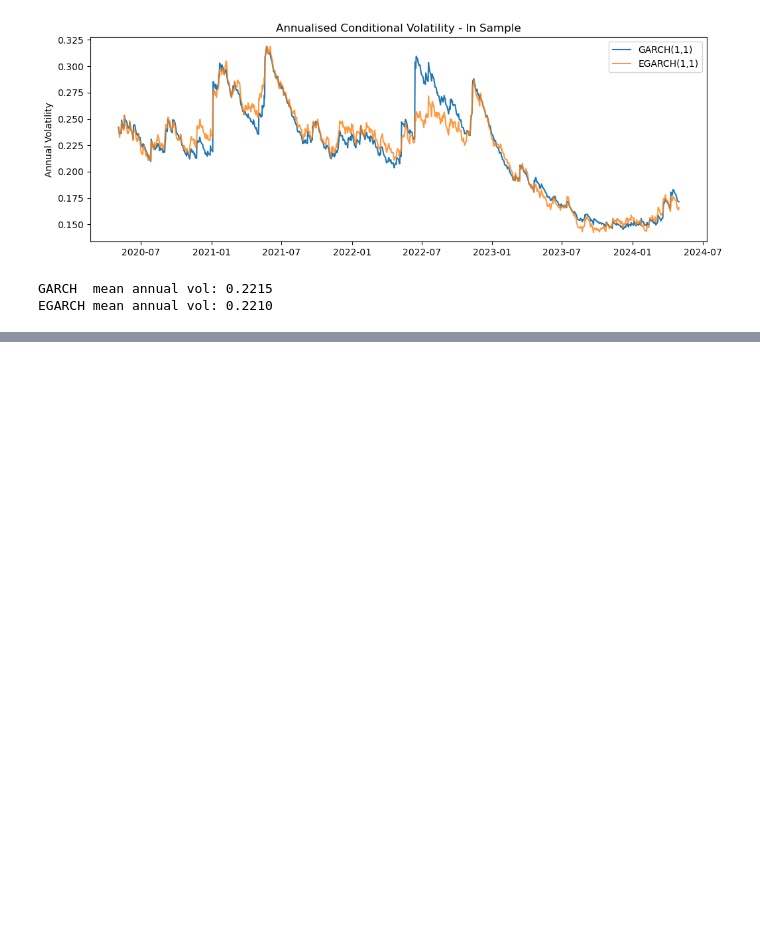
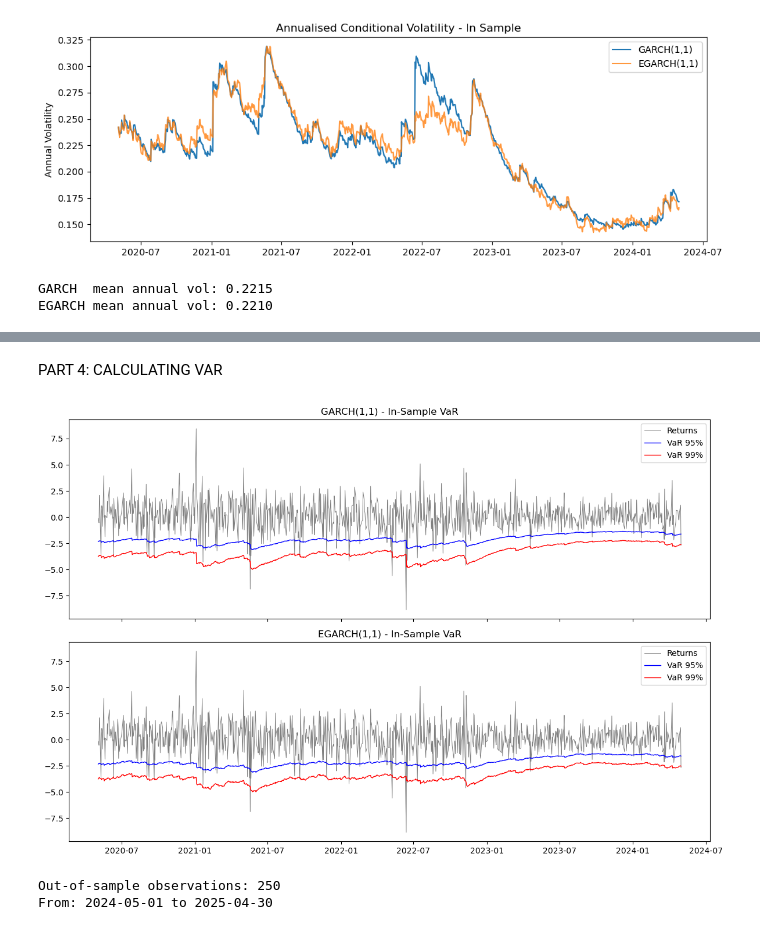
Before and after one commit to linhtrnchloe/time-series-analysis-project, a Jupyter notebook: Untitled.ipynb, the cells around one changed output, grey strips where cells are left out. Cells and saved outputs as stored; diff of their text form; code cells hidden in the pictures; blank space fills up the shorter version.

```diff
--- a/Untitled.ipynb
+++ b/Untitled.ipynb
@@ -358,0 +709,62 @@ EGARCH mean annual vol: 0.2210
+# %% [markdown]
+PART 4: CALCULATING VAR
+# %%
+from scipy import stats
+
+def calculate_var(conditional_vol, mu, nu, alpha):
+    # Student-t quantile (standardized)
+    q = stats.t.ppf(alpha, nu) * np.sqrt((nu-2)/nu)
+    var = mu + conditional_vol * q
+    return var
+
+# Parameters
+mu_garch  = garch11_fitted.params["mu"]
+nu_garch  = garch11_fitted.params["nu"]
+mu_egarch = egarch_fitted.params["mu"]
+nu_egarch = egarch_fitted.params["nu"]
+
+# In-sample VaR for both confidence levels
+var_garch_95  = calculate_var(garch11_fitted.conditional_volatility,
+                               mu_garch, nu_garch, 0.05)
+var_garch_99  = calculate_var(garch11_fitted.conditional_volatility,
+                               mu_garch, nu_garch, 0.01)
+var_egarch_95 = calculate_var(egarch_fitted.conditional_volatility,
+                               mu_egarch, nu_egarch, 0.05)
+var_egarch_99 = calculate_var(egarch_fitted.conditional_volatility,
+                               mu_egarch, nu_egarch, 0.01)
+
+# Plot
+fig, axes = plt.subplots(2, 1, figsize=(12, 8), sharex=True)
+
+# GARCH
+axes[0].plot(in_sample.index, in_sample.values,
+             color="grey", lw=0.7, label="Returns")
+axes[0].plot(var_garch_95.index, var_garch_95.values,
+             color="blue", lw=1, label="VaR 95%")
+axes[0].plot(var_garch_99.index, var_garch_99.values,
+             color="red", lw=1, label="VaR 99%")
+axes[0].set_title("GARCH(1,1) - In-Sample VaR")
+axes[0].legend()
+
+# EGARCH
+axes[1].plot(in_sample.index, in_sample.values,
+             color="grey", lw=0.7, label="Returns")
+axes[1].plot(var_egarch_95.index, var_egarch_95.values,
+             color="blue", lw=1, label="VaR 95%")
+axes[1].plot(var_egarch_99.index, var_egarch_99.values,
+             color="red", lw=1, label="VaR 99%")
+axes[1].set_title("EGARCH(1,1) - In-Sample VaR")
+axes[1].legend()
+
+plt.tight_layout()
+plt.show()
+# %% [output]
+[figure, added]
+# %%
+out_of_sample = port_pct[port_pct.index >= "2024-05-01"]
+
+print(f"Out-of-sample observations: {len(out_of_sample)}")
+print(f"From: {out_of_sample.index.min().date()} to {out_of_sample.index.max().date()}")
+# %% [output]
+Out-of-sample observations: 250
+From: 2024-05-01 to 2025-04-30
```
Also changed, not shown: parts of 32 cells of this notebook, 1 other file.
